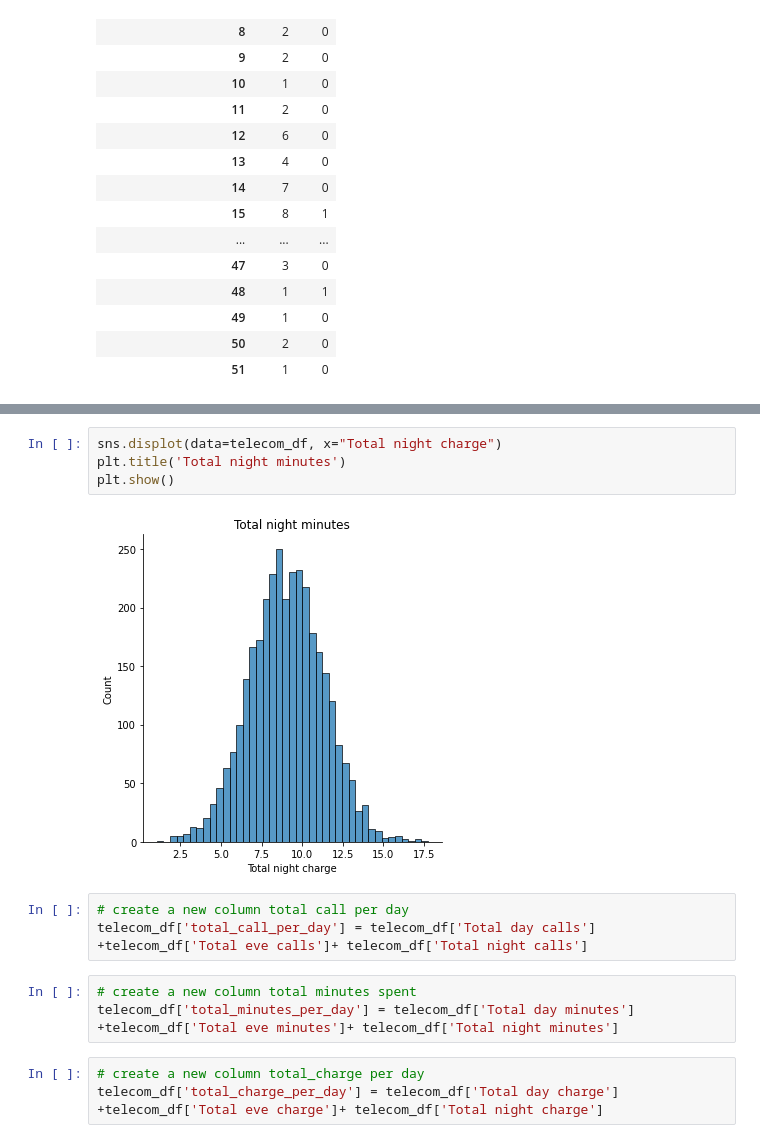
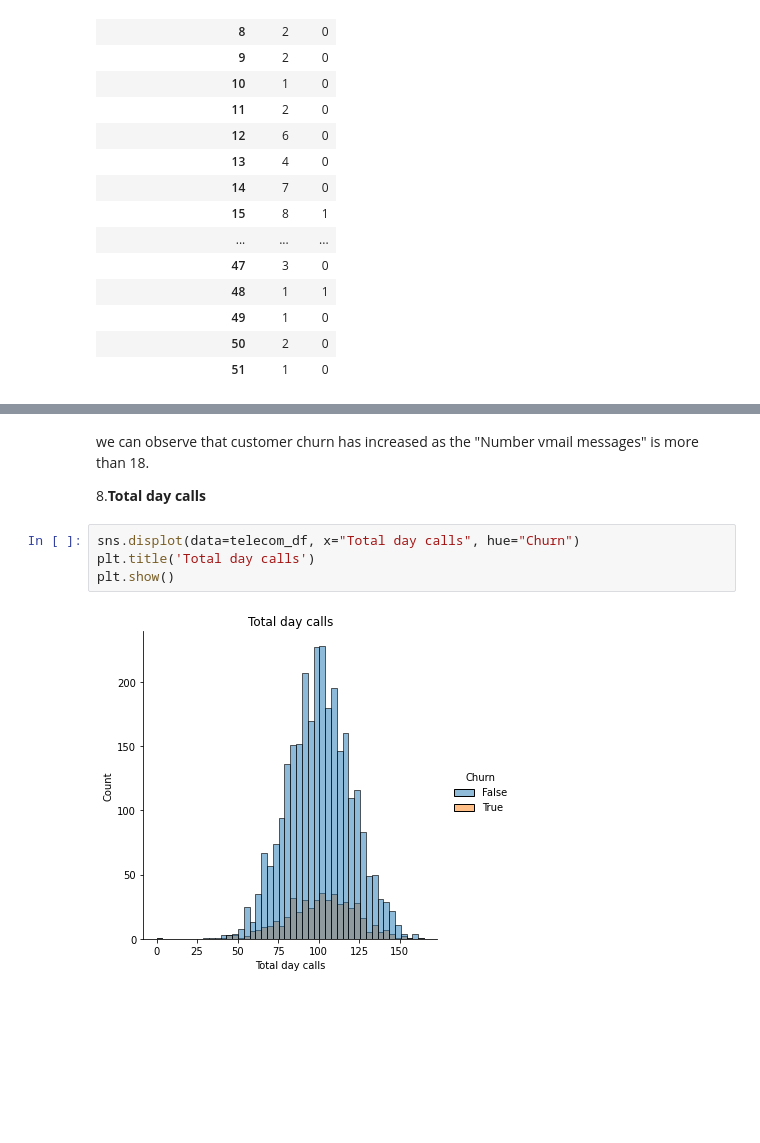
Before and after one commit to pavi-1994/telecom_churn_analysis, a Jupyter notebook: Telecom_Churn_Analysis_Capstone_Project.ipynb, the cells around one changed output, grey strips where cells are left out. Drawn from its saved outputs; the diff is of its cells as text; blank space fills up the shorter version.

```diff
--- a/Telecom_Churn_Analysis_Capstone_Project.ipynb
+++ b/Telecom_Churn_Analysis_Capstone_Project.ipynb
@@ -487,15 +437,11 @@ plt.show()
-# %%
-sns.displot(data=telecom_df, x="Total night charge")
-plt.title('Total night minutes')
-plt.show()
-# %% [output]
-[figure, removed]
-# %%
-# create a new column total call per day
-telecom_df['total_call_per_day'] = telecom_df['Total day calls'] +telecom_df['Total eve calls']+ telecom_df['Total night calls']
-# %%
-# create a new column total minutes spent
-telecom_df['total_minutes_per_day'] = telecom_df['Total day minutes'] +telecom_df['Total eve minutes']+ telecom_df['Total night minutes']
-# %%
-# create a new column total_charge per day
-telecom_df['total_charge_per_day'] = telecom_df['Total day charge'] +telecom_df['Total eve charge']+ telecom_df['Total night charge']
+# %% [markdown]
+we can observe that customer churn has increased as the "Number vmail messages" is more than 18.
+
+
+8.**Total day calls**
+# %%
+sns.displot(data=telecom_df, x="Total day calls", hue="Churn")
+plt.title('Total day calls')
+plt.show()
+# %% [output]
+[figure, added]
```
Also changed, not shown: parts of 55 cells of this notebook.
